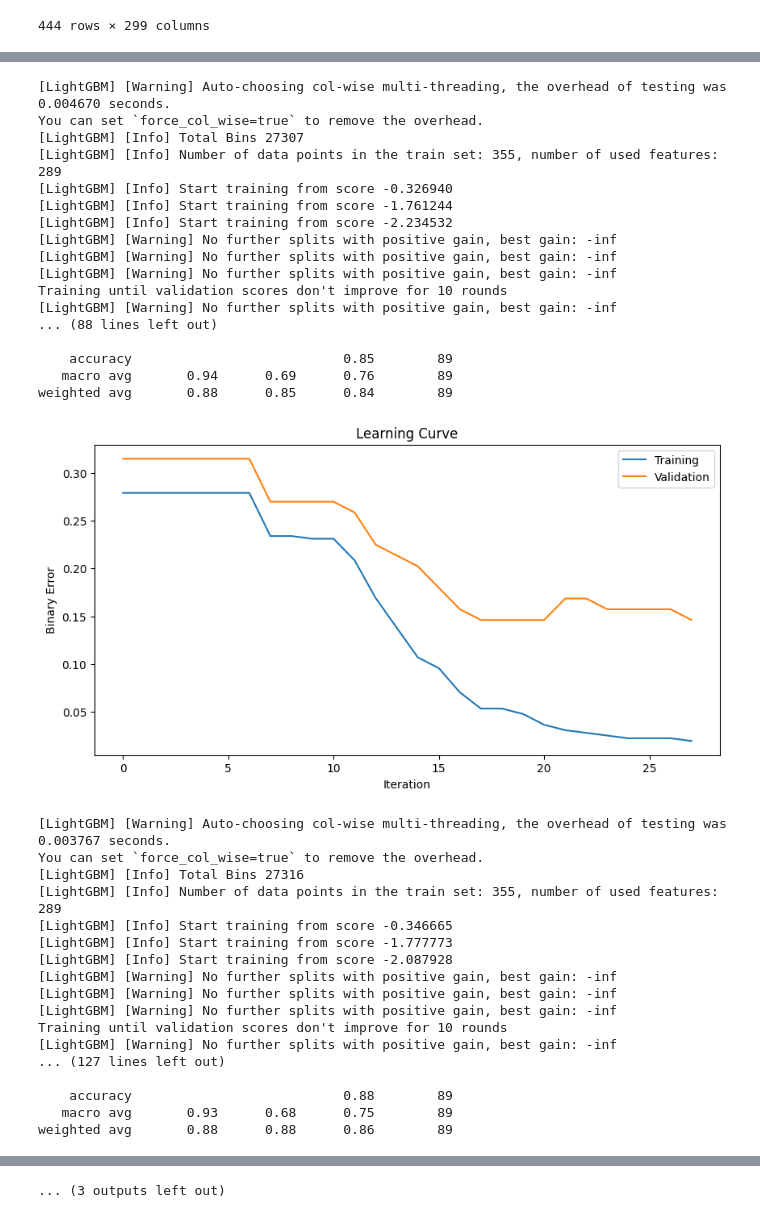
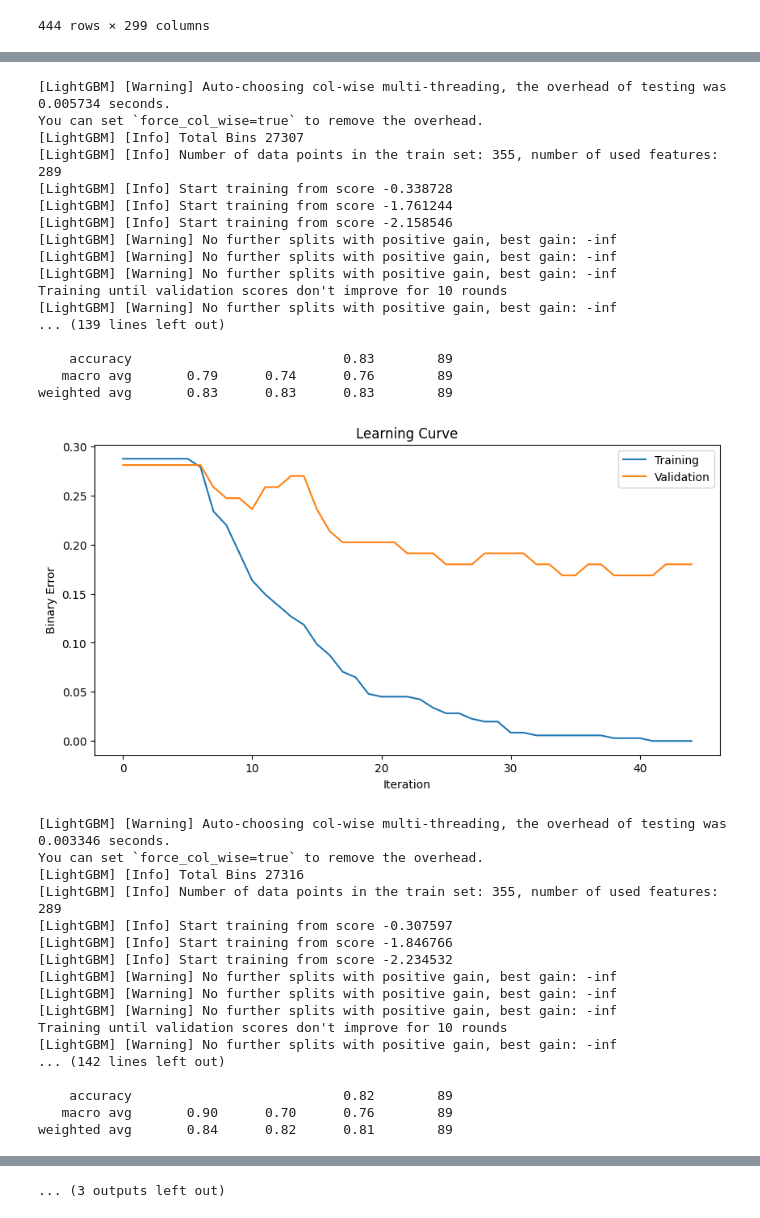
Before and after one commit to pixcelo/learning-model, a Jupyter notebook: tm_multi_class_classification.ipynb, the cells around one changed output, grey strips where cells are left out. Saved outputs shown, nothing was run; the diff lists cells and outputs as text; code cells hidden in the pictures.

Commit message:
fix create_label

```diff
--- a/tm_multi_class_classification.ipynb
+++ b/tm_multi_class_classification.ipynb
@@ -199,8 +199,8 @@ def parallel_channel(df, prefix, window=20, tolerance=0.03):
 
     return df
 
-def create_label(df, prefix, lookahead=1):
-    price_changes = df[f'{prefix}_close'].shift(-lookahead) - df[f'{prefix}_close']
+def create_label(df, prefix, lookbehind=1):
+    price_changes = df[f'{prefix}_close'] - df[f'{prefix}_close'].shift(lookbehind)
     mean_price_change = np.mean(price_changes)
     std_price_change = np.std(price_changes)
     # Set the threshold to consider as "unchanged" (e.g., mean ±1 standard deviation)
@@ -379,35 +379,35 @@ weighted avg       0.92      0.92      0.92        89
-[LightGBM] [Warning] Auto-choosing col-wise multi-threading, the overhead of testing was 0.004670 seconds.
+[LightGBM] [Warning] Auto-choosing col-wise multi-threading, the overhead of testing was 0.005734 seconds.
 You can set `force_col_wise=true` to remove the overhead.
 [LightGBM] [Info] Total Bins 27307
 [LightGBM] [Info] Number of data points in the train set: 355, number of used features: 289
-[LightGBM] [Info] Start training from score -0.326940
+[LightGBM] [Info] Start training from score -0.338728
 [LightGBM] [Info] Start training from score -1.761244
-[LightGBM] [Info] Start training from score -2.234532
+[LightGBM] [Info] Start training from score -2.158546
 [LightGBM] [Warning] No further splits with positive gain, best gain: -inf
 [LightGBM] [Warning] No further splits with positive gain, best gain: -inf
 [LightGBM] [Warning] No further splits with positive gain, best gain: -inf
 Training until validation scores don't improve for 10 rounds
 [LightGBM] [Warning] No further splits with positive gain, best gain: -inf
-... (88 lines left out)
+... (139 lines left out)
 
-    accuracy                           0.85        89
-   macro avg       0.94      0.69      0.76        89
-weighted avg       0.88      0.85      0.84        89
+    accuracy                           0.83        89
+   macro avg       0.79      0.74      0.76        89
+weighted avg       0.83      0.83      0.83        89
-[figure, old version]
+[figure, new version]
-[LightGBM] [Warning] Auto-choosing col-wise multi-threading, the overhead of testing was 0.003767 seconds.
+[LightGBM] [Warning] Auto-choosing col-wise multi-threading, the overhead of testing was 0.003346 seconds.
 You can set `force_col_wise=true` to remove the overhead.
 [LightGBM] [Info] Total Bins 27316
 [LightGBM] [Info] Number of data points in the train set: 355, number of used features: 289
-[LightGBM] [Info] Start training from score -0.346665
-[LightGBM] [Info] Start training from score -1.777773
-[LightGBM] [Info] Start training from score -2.087928
+[LightGBM] [Info] Start training from score -0.307597
+[LightGBM] [Info] Start training from score -1.846766
+[LightGBM] [Info] Start training from score -2.234532
 [LightGBM] [Warning] No further splits with positive gain, best gain: -inf
 [LightGBM] [Warning] No further splits with positive gain, best gain: -inf
 [LightGBM] [Warning] No further splits with positive gain, best gain: -inf
 Training until validation scores don't improve for 10 rounds
 [LightGBM] [Warning] No further splits with positive gain, best gain: -inf
-... (127 lines left out)
+... (142 lines left out)
 
-    accuracy                           0.88        89
-   macro avg       0.93      0.68      0.75        89
-weighted avg       0.88      0.88      0.86        89
+    accuracy                           0.82        89
+   macro avg       0.90      0.70      0.76        89
+weighted avg       0.84      0.82      0.81        89
```
Also changed, not shown: parts of 1 cell of this notebook.
